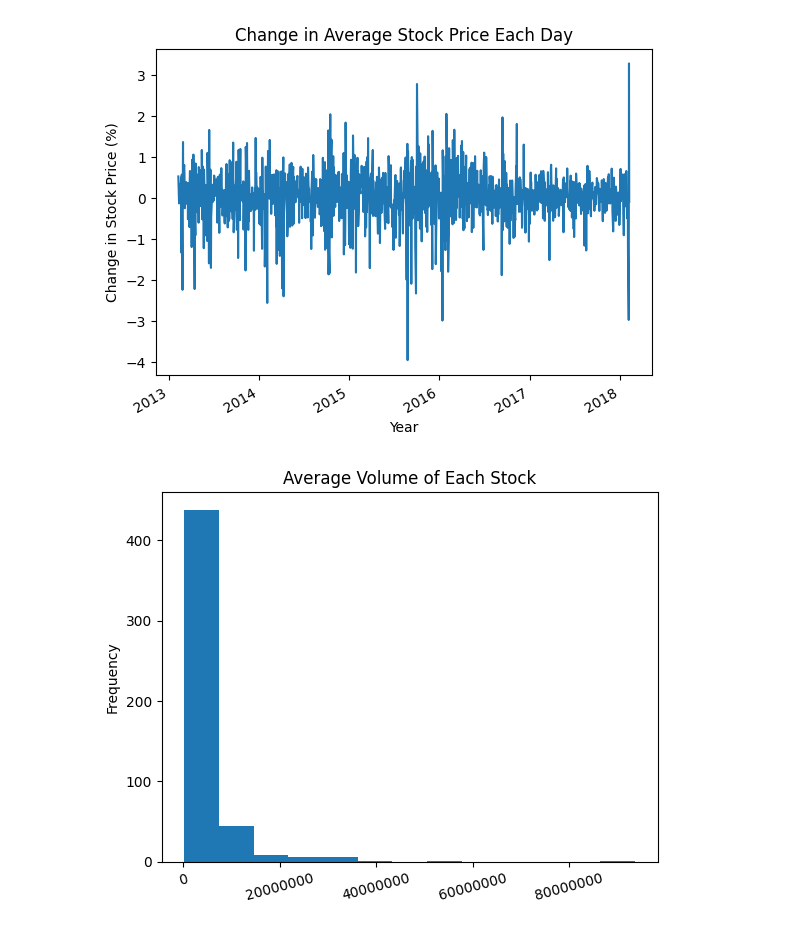
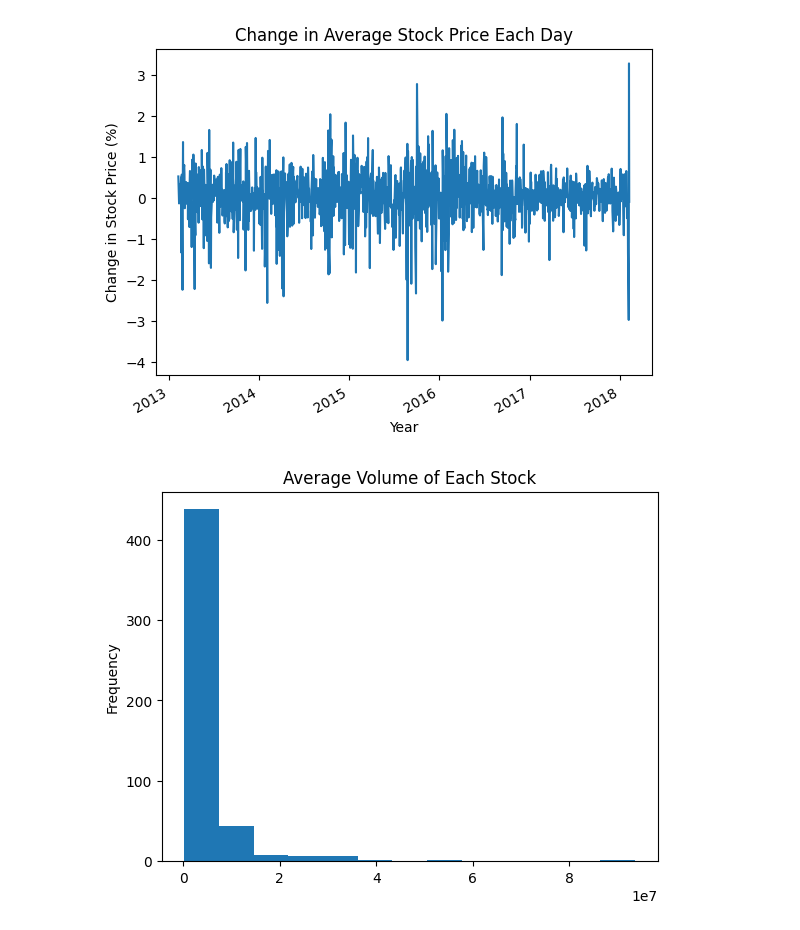
Before and after one commit to BraedenChubak/BigData2, a Jupyter notebook: main.ipynb, the cells around one changed output. Drawn from its saved outputs; the diff is of its cells as text; code cells hidden in the pictures.

```diff
--- a/main.ipynb
+++ b/main.ipynb
@@ -45,7 +45,7 @@ average_change.plot(kind='line', title='Change in Average Stock Price Each Day',
 [figure]
 # %%
 average_stock = df.groupby('Name')['volume'].mean()
-plt.rcParams["axes.formatter.limits"] = (-10, 10)
-hist = average_stock.plot(kind='hist', title='Average Volume of Each Stock', bins=13, rot=15)
+plt.rcParams["axes.formatter.limits"] = (-5, 5)
+hist = average_stock.plot(kind='hist', title='Average Volume of Each Stock', bins=13)
 # %% [output]
-[figure, old version]
+[figure, new version]
```
Also changed, not shown: parts of 1 cell of this notebook.
